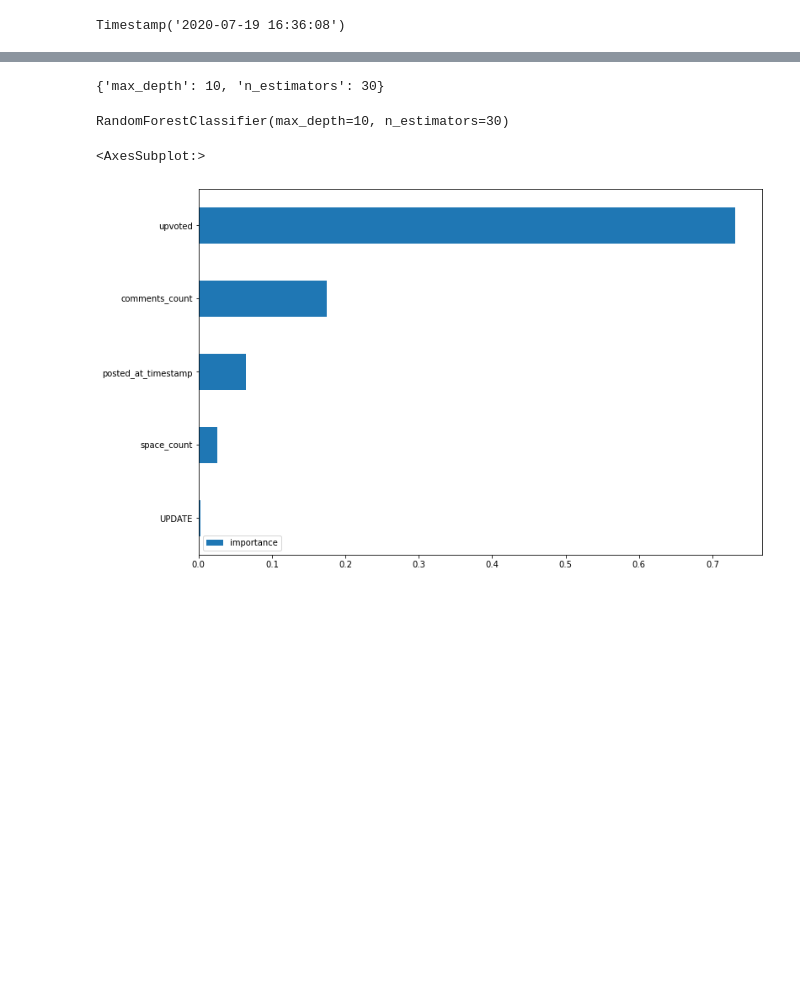
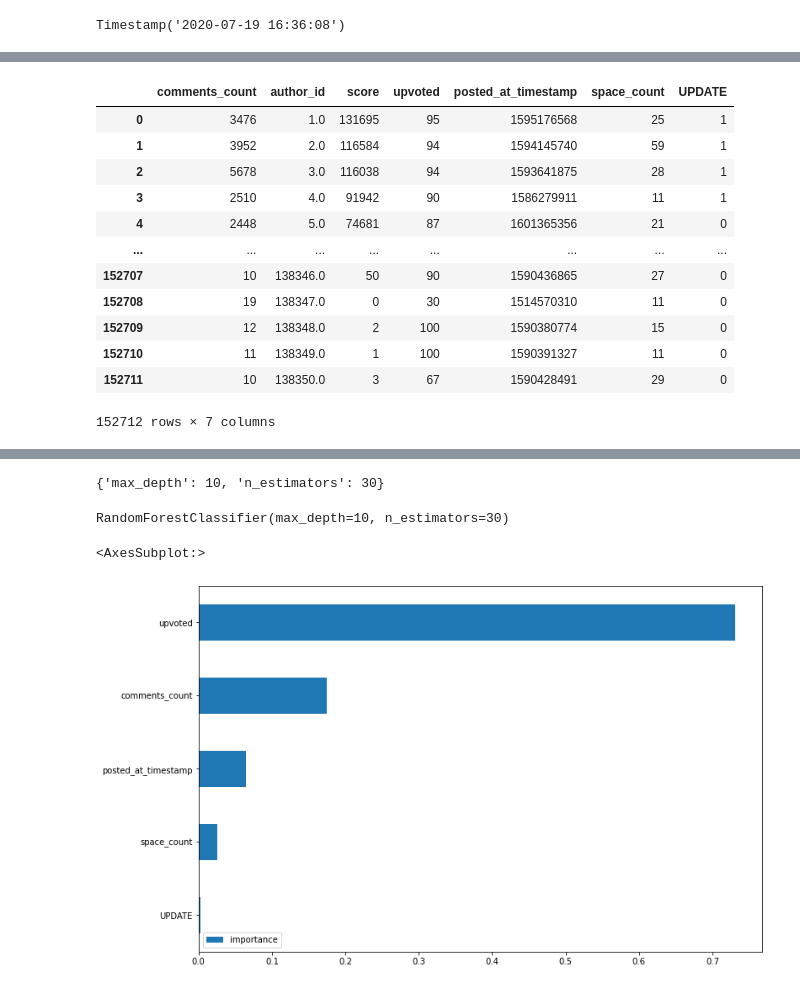
Before and after one commit to Tims24/Reddit, a Jupyter notebook: Reddit.ipynb, the cells around one changed output, grey strips where cells are left out. Saved outputs shown, nothing was run; the diff lists cells and outputs as text; code cells hidden in the pictures; blank space fills up the shorter version.

```diff
--- a/Reddit.ipynb
+++ b/Reddit.ipynb
@@ -70 +88,17 @@ relationship_advice = posts_data[posts_data['subreddit_id'] == 1]
+# %%
+posts_data.fillna({'author_id': 0.0})
+# %% [output]
+|  | comments_count | author_id | score | upvoted | posted_at_timestamp | space_count | UPDATE |
+| 0 | 3476 | 1.0 | 131695 | 95 | 1595176568 | 25 | 1 |
+| 1 | 3952 | 2.0 | 116584 | 94 | 1594145740 | 59 | 1 |
+| 2 | 5678 | 3.0 | 116038 | 94 | 1593641875 | 28 | 1 |
+| 3 | 2510 | 4.0 | 91942 | 90 | 1586279911 | 11 | 1 |
+| 4 | 2448 | 5.0 | 74681 | 87 | 1601365356 | 21 | 0 |
+| ... | ... | ... | ... | ... | ... | ... | ... |
+| 152707 | 10 | 138346.0 | 50 | 90 | 1590436865 | 27 | 0 |
+| 152708 | 19 | 138347.0 | 0 | 30 | 1514570310 | 11 | 0 |
+| 152709 | 12 | 138348.0 | 2 | 100 | 1590380774 | 15 | 0 |
+| 152710 | 11 | 138349.0 | 1 | 100 | 1590391327 | 11 | 0 |
+| 152711 | 10 | 138350.0 | 3 | 67 | 1590428491 | 29 | 0 |
+152712 rows × 7 columns
 # %%
```
Also changed, not shown: parts of 26 cells of this notebook.
